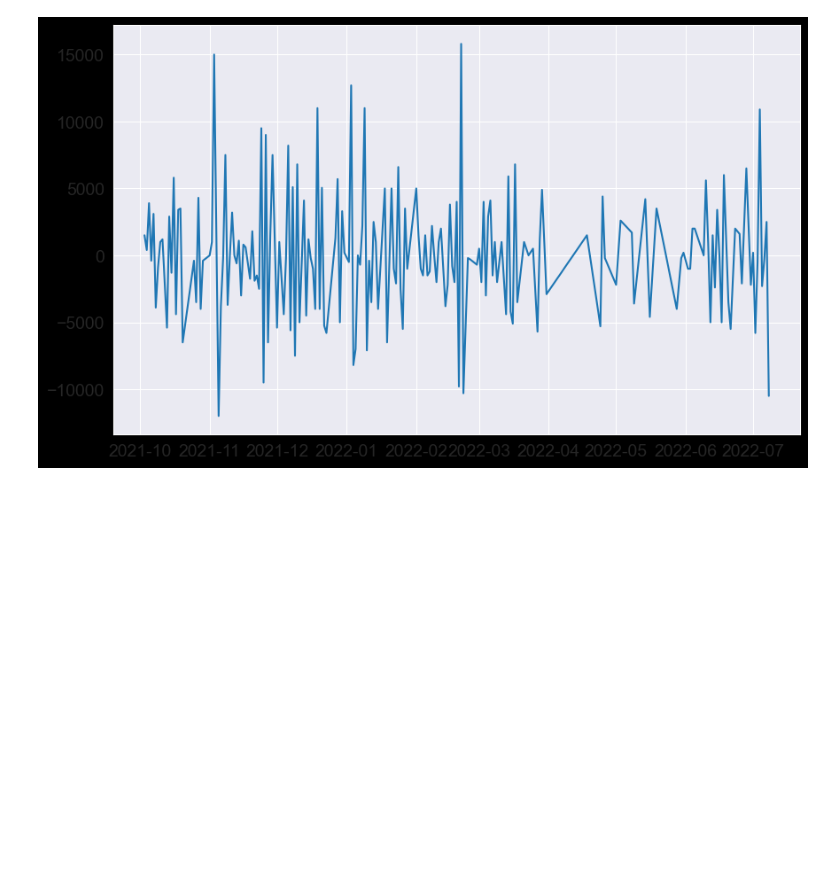
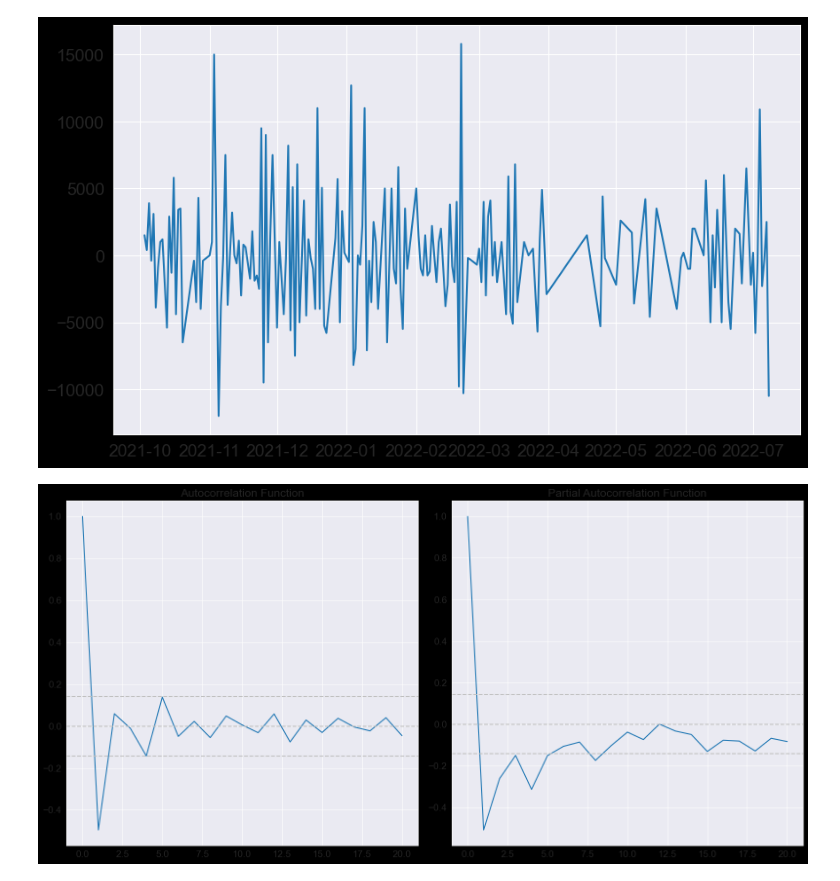
Before and after one commit to wessware/ARIMA_TIME_SERIES_FORECASTING, a Jupyter notebook: models/auto_arima_time_series_analysis.ipynb, the cells around one changed output. Saved outputs shown, nothing was run; the diff lists cells and outputs as text; code cells hidden in the pictures; blank space fills up the shorter version.

```diff
--- a/models/auto_arima_time_series_analysis.ipynb
+++ b/models/auto_arima_time_series_analysis.ipynb
@@ -126,3 +126,26 @@ plt.plot(diff_data)
 P-value for diff data 7.673117529010934e-13
 [<matplotlib.lines.Line2D at 0x...>]
 [figure]
+# %%
+#determining the values for p and q
+acf_lag = acf(diff_data.values, nlags=20)
+pacf_lag = pacf(diff_data.values, nlags=20, method='ols')
+
+plt.figure(figsize=(16,8))
+
+plt.subplot(121)
+plt.plot(acf_lag)
+plt.axhline(y=0,linestyle='--',color='silver')
+plt.axhline(y=-1.96/np.sqrt(len(diff_data.values)),linestyle='--',color='silver')
+plt.axhline(y=1.96/np.sqrt(len(diff_data.values)),linestyle='--',color='silver')
+plt.title("Autocorrelation Function")
+
+plt.subplot(122)
+plt.plot(pacf_lag)
+plt.axhline(y=0,linestyle='--',color='silver')
+plt.axhline(y=-1.96/np.sqrt(len(diff_data.diff().values)),linestyle='--',color='silver')
+plt.axhline(y=1.96/np.sqrt(len(diff_data.diff().values)),linestyle='--',color='silver')
+plt.title("Partial Autocorrelation Function")
+plt.tight_layout()
+# %% [output]
+[figure, added]
```
